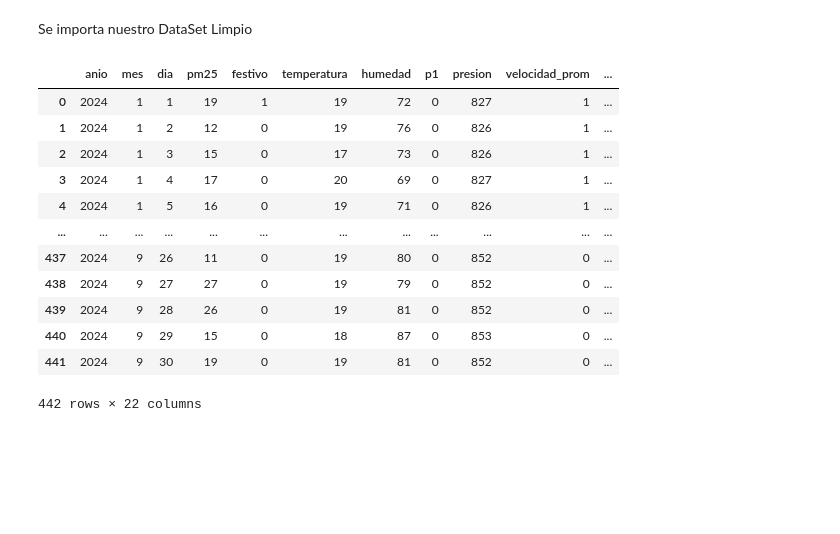
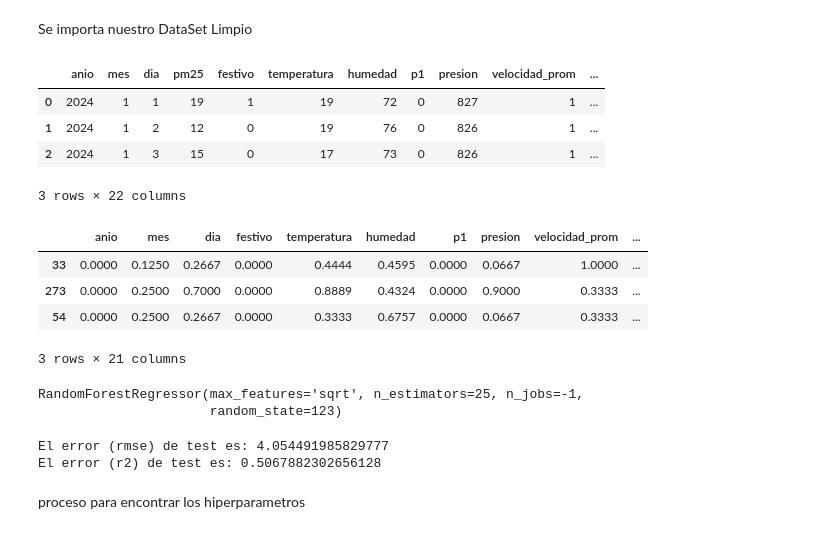
Before and after one commit to kennethLeonel/Monografia-calidad-del-aire-valle-de-aburra, a Jupyter notebook: RandomForest.ipynb, the cells around one changed output. Cells and saved outputs as stored; diff of their text form; code cells hidden in the pictures; blank space fills up the shorter version.

```diff
--- a/RandomForest.ipynb
+++ b/RandomForest.ipynb
@@ -8,20 +37,12 @@ import pandas as pd
 # %% [markdown]
 Se importa nuestro DataSet Limpio
 # %%
-df = pd.read_csv("data/stage/dataSetLimpio2.csv")
+dataSetCalidadAire = pd.read_csv("data/stage/dataSetLimpio2.csv")
 
-df
+dataSetCalidadAire.head(3)
 # %% [output]
 |  | anio | mes | dia | pm25 | festivo | temperatura | humedad | p1 | presion | velocidad_prom | ... |
 | 0 | 2024 | 1 | 1 | 19 | 1 | 19 | 72 | 0 | 827 | 1 | ... |
 | 1 | 2024 | 1 | 2 | 12 | 0 | 19 | 76 | 0 | 826 | 1 | ... |
 | 2 | 2024 | 1 | 3 | 15 | 0 | 17 | 73 | 0 | 826 | 1 | ... |
-| 3 | 2024 | 1 | 4 | 17 | 0 | 20 | 69 | 0 | 827 | 1 | ... |
-| 4 | 2024 | 1 | 5 | 16 | 0 | 19 | 71 | 0 | 826 | 1 | ... |
-| ... | ... | ... | ... | ... | ... | ... | ... | ... | ... | ... | ... |
-| 437 | 2024 | 9 | 26 | 11 | 0 | 19 | 80 | 0 | 852 | 0 | ... |
-| 438 | 2024 | 9 | 27 | 27 | 0 | 19 | 79 | 0 | 852 | 0 | ... |
-| 439 | 2024 | 9 | 28 | 26 | 0 | 19 | 81 | 0 | 852 | 0 | ... |
-| 440 | 2024 | 9 | 29 | 15 | 0 | 18 | 87 | 0 | 853 | 0 | ... |
-| 441 | 2024 | 9 | 30 | 19 | 0 | 19 | 81 | 0 | 852 | 0 | ... |
-442 rows × 22 columns
+3 rows × 22 columns
@@ -27,0 +62,51 @@ df
+# %%
+columnasModelo = X.columns.tolist()
+columnasModelo
+# Llamamos nuestro scaler ya guardado
+scaler = joblib.load("data/stage/estandarizacionDataSet2.pkl")
+# Se escalan los valores del dataset entrenamiento y prueba de las columnas numéricas
+X_train[columnasModelo] = scaler.fit_transform(X_train[columnasModelo])
+X_test[columnasModelo] = scaler.transform(X_test[columnasModelo])
+
+X_train[columnasModelo].head(3)
+# %% [output]
+|  | anio | mes | dia | festivo | temperatura | humedad | p1 | presion | velocidad_prom | ... |
+| 33 | 0.0000 | 0.1250 | 0.2667 | 0.0000 | 0.4444 | 0.4595 | 0.0000 | 0.0667 | 1.0000 | ... |
+| 273 | 0.0000 | 0.2500 | 0.7000 | 0.0000 | 0.8889 | 0.4324 | 0.0000 | 0.9000 | 0.3333 | ... |
+| 54 | 0.0000 | 0.2500 | 0.2667 | 0.0000 | 0.3333 | 0.6757 | 0.0000 | 0.0667 | 0.3333 | ... |
+3 rows × 21 columns
+# %%
+# Creación del modelo
+# ==============================================================================
+modelRF = RandomForestRegressor(
+            n_estimators = 25,
+            criterion    = 'squared_error',
+            max_depth    = None,
+            max_features = 'sqrt',
+            oob_score    = False,   #out-of-bag samples
+            n_jobs       = -1,
+            random_state = 123
+         )
+
+
+# Entrenamiento del modelo
+# ==============================================================================
+modelRF.fit(X_train, y_train)
+# %% [output]
+RandomForestRegressor(max_features='sqrt', n_estimators=25, n_jobs=-1,
+                      random_state=123)
+# %%
+# Error de test del modelo inicial
+# ==============================================================================
+predicciones = modelRF.predict(X = X_test)
+
+rmse = mean_squared_error(y_true  = y_test, y_pred  = predicciones, squared = False)
+print(f"El error (rmse) de test es: {rmse}")
+
+r2 = r2_score(y_test, predicciones)
+print(f"El error (r2) de test es: {r2}")
+# %% [output]
+El error (rmse) de test es: 4.054491985829777
+El error (r2) de test es: 0.5067882302656128
+# %% [markdown]
+proceso para encontrar los hiperparametros
```
Also changed, not shown: parts of 20 cells of this notebook, 5 other files.
